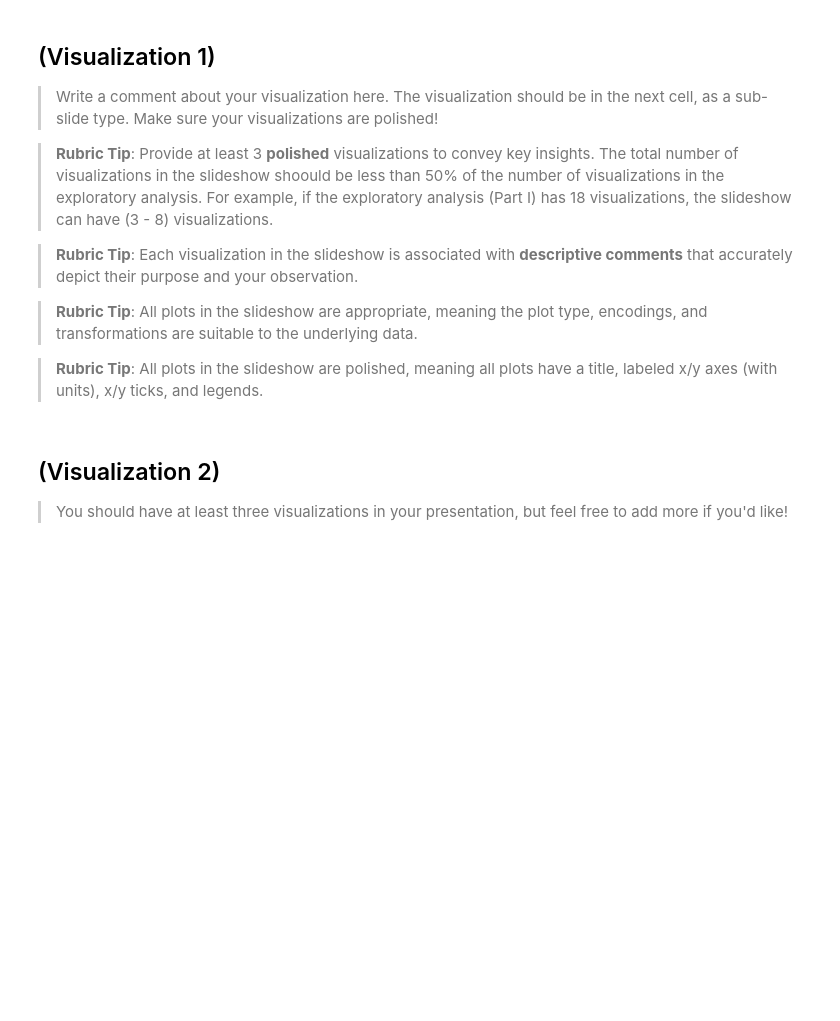
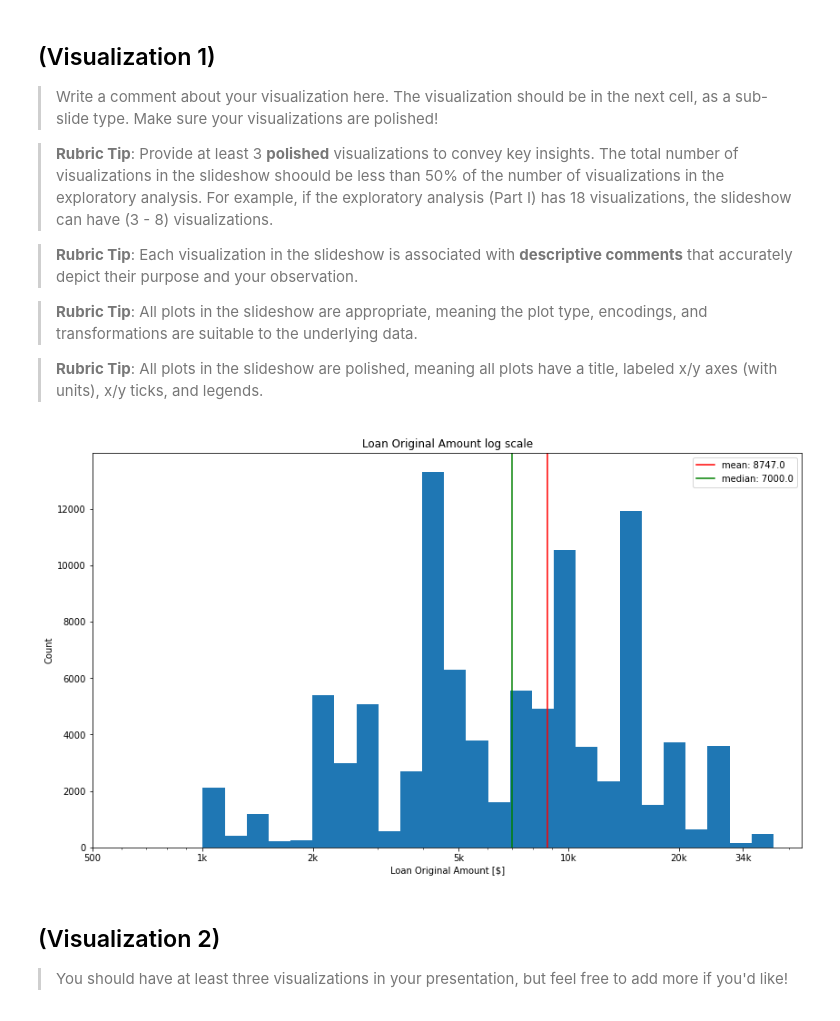
Before and after one commit to matjoh98/Udacity, a Jupyter notebook: Projects/Project 5/Part_II_slide_deck_template.ipynb, the cells around one changed output. Cells and saved outputs as stored; diff of their text form; code cells hidden in the pictures; blank space fills up the shorter version.

```diff
--- a/Projects/Project 5/Part_II_slide_deck_template.ipynb
+++ b/Projects/Project 5/Part_II_slide_deck_template.ipynb
@@ -37,3 +33,41 @@ df = df.dropna().reset_index(drop=True)
+# %%
+# load in the dataset into a pandas dataframe
+df = pd.read_csv("data/prosperLoanData.csv")
+df = df[["ListingKey","ListingNumber","ListingCreationDate","Term","LoanStatus","LoanNumber","BorrowerAPR","BorrowerRate","LenderYield","BorrowerState","Occupation","EmploymentStatus","EmploymentStatusDuration","IsBorrowerHomeowner","DateCreditPulled","CreditScoreRangeLower","CreditScoreRangeUpper","FirstRecordedCreditLine","DebtToIncomeRatio","IncomeRange","StatedMonthlyIncome","LoanKey","LoanMonthsSinceOrigination","LoanOriginalAmount","LoanOriginationDate","LoanOriginationQuarter","MonthlyLoanPayment","PercentFunded","Recommendations","InvestmentFromFriendsCount","InvestmentFromFriendsAmount","Investors"]]
+df = df.dropna().reset_index(drop=True)
+
+
+def histo(df, binsize, column, xlabel, ylabel, title):
+    binsize = binsize
+    bins = np.arange(0, df[column].max()+binsize, binsize)
+    plt.figure(figsize=[14, 8])
+    hist = plt.hist(data = df, x = column, bins = bins)
+    plt.xlabel(xlabel)
+    plt.ylabel(ylabel)
+    plt.title(title)
+    plt.axvline(np.mean(df[column]),color = "red",label = f"mean: {np.round(np.mean(df[column]),3)}")
+    plt.axvline(np.median(df[column]),color = "green",label = f"median: {np.round(np.median(df[column]),3)}")
+    plt.legend()
+    plt.show()
+
+# Plot in log to easier see the distribution
+def histo_log(df, column, xticks, xticks_name, xlabel, ylabel, title):
+    log_binsize = 0.06
+    bins = 10 ** np.arange(3, np.log10(df[column].max())+log_binsize, log_binsize)
+    plt.figure(figsize=[14, 8])
+    plt.hist(data = df, x = column, bins = bins)
+    plt.xscale('log')
+    plt.axvline(np.mean(df[column]),color = "red", label = f"mean: {np.round(np.mean(df[column]))}")
+    plt.axvline(np.median(df[column]),color = "green",label = f"median: {np.round(np.median(df[column]))}")
+    plt.xticks(xticks, xticks_name)
+    plt.xlabel(xlabel)
+    plt.ylabel(ylabel)
+    plt.title(title)
+    plt.legend()
+    plt.show()
+
+
+# histo(df=df, binsize = 800, column = "LoanOriginalAmount", xlabel = "Loan Original Amount [$]", ylabel = "Count", title = "Loan Original Amount")
 # %% [markdown]
 > Note that the above cells have been set as "Skip"-type slides. That means
 that when the notebook is rendered as http slides, those cells won't show up.
@@ -51,6 +85,10 @@ that when the notebook is rendered as http slides, those cells won't show up.
 > **Rubric Tip**: All plots in the slideshow are appropriate, meaning the plot type, encodings, and transformations are suitable to the underlying data.
 
 > **Rubric Tip**: All plots in the slideshow are polished, meaning all plots have a title, labeled x/y axes (with units), x/y ticks, and legends.
+# %%
+histo_log(df = df, column = "LoanOriginalAmount", xticks =[500, 1e3, 2e3, 5e3, 1e4, 2e4, 3e4], xticks_name=[500, '1k', '2k', '5k', '10k', '20k',"34k"], xlabel="Loan Original Amount [$]", ylabel= "Count", title="Loan Original Amount log scale")
+# %% [output]
+[figure, added]
 # %% [markdown]
 ## (Visualization 2)
 
```
Also changed, not shown: parts of 4 cells of this notebook, 2 other files.
